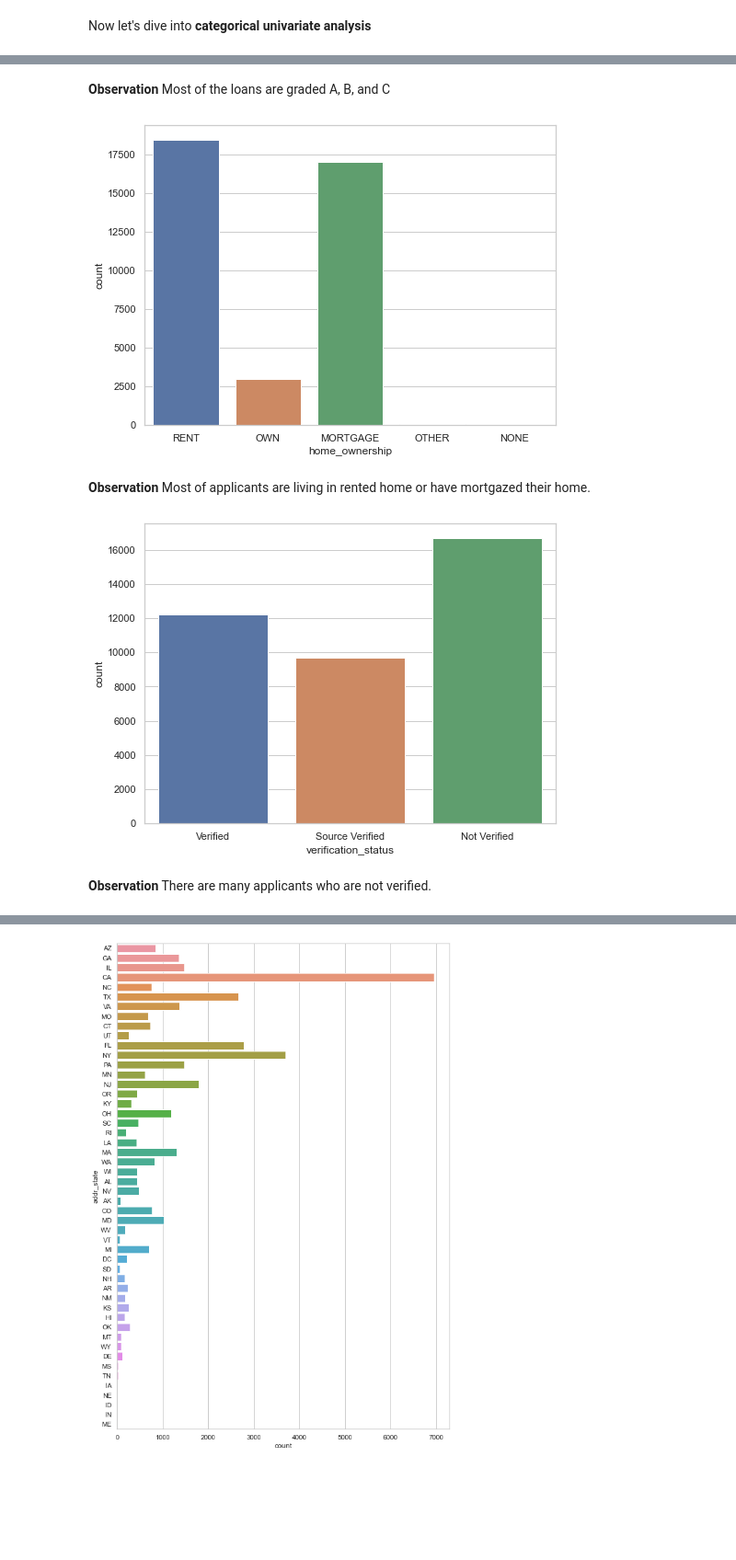
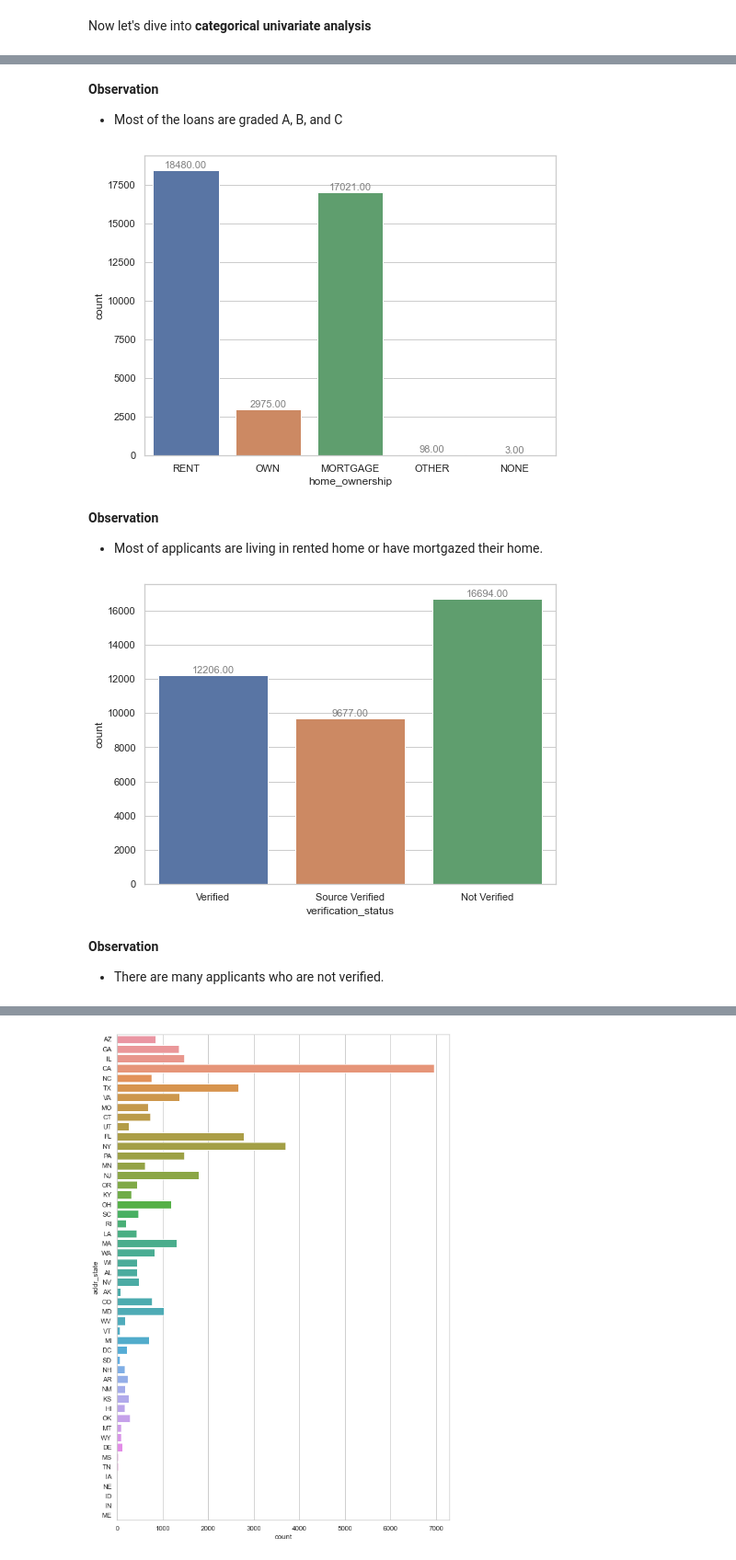
Before and after one commit to Himachallad/lending-club-casestudy, a Jupyter notebook: code/Lending club case study file.ipynb, the cells around one changed output, grey strips where cells are left out. Shown at 92% size. Cells and saved outputs as stored; diff of their text form; code cells hidden in the pictures; blank space fills up the shorter version.

```diff
--- a/code/Lending club case study file.ipynb
+++ b/code/Lending club case study file.ipynb
@@ -571,7 +579,11 @@ plt.show()
 Now let's dive into **categorical univariate analysis**
 # %%
 plt.figure(figsize=(8, 6))
-sns.countplot(x=loan_data['term'])
+ax = sns.countplot(x=loan_data['term'])
 sns.set_theme(style="whitegrid")
+for p in ax.patches:
+    ax.annotate("%.2f" % p.get_height(), (p.get_x() + p.get_width() / 2., p.get_height()),
+                ha='center', va='center', fontsize=11, color='gray', xytext=(0, 5),
+                textcoords='offset points')
 plt.show()
 # %% [output]
@@ -581,6 +594,10 @@ plt.show()
 # %%
 plt.figure(figsize=(8, 6))
-sns.countplot(x=loan_data['grade'])
+ax = sns.countplot(x=loan_data['grade'])
 sns.set_theme(style="whitegrid")
+for p in ax.patches:
+    ax.annotate("%.2f" % p.get_height(), (p.get_x() + p.get_width() / 2., p.get_height()),
+                ha='center', va='center', fontsize=11, color='gray', xytext=(0, 5),
+                textcoords='offset points')
 plt.show()
 # %% [output]
@@ -588,22 +605,33 @@ plt.show()
 # %% [markdown]
-**Observation** Most of the loans are graded A, B, and C
+**Observation**
+- Most of the loans are graded A, B, and C
 # %%
 plt.figure(figsize=(8, 6))
-sns.countplot(x=loan_data['home_ownership'])
+ax = sns.countplot(x=loan_data['home_ownership'])
 sns.set_theme(style="whitegrid")
+for p in ax.patches:
+    ax.annotate("%.2f" % p.get_height(), (p.get_x() + p.get_width() / 2., p.get_height()),
+                ha='center', va='center', fontsize=11, color='gray', xytext=(0, 5),
+                textcoords='offset points')
 plt.show()
 # %% [output]
-[figure, old version]
+[figure, new version]
 # %% [markdown]
-**Observation** Most of applicants are living in rented home or have mortgazed their home.
+**Observation**
+- Most of applicants are living in rented home or have mortgazed their home.
 # %%
 plt.figure(figsize=(8, 6))
-sns.countplot(x=loan_data['verification_status'])
+ax = sns.countplot(x=loan_data['verification_status'])
 sns.set_theme(style="whitegrid")
+for p in ax.patches:
+    ax.annotate("%.2f" % p.get_height(), (p.get_x() + p.get_width() / 2., p.get_height()),
+                ha='center', va='center', fontsize=11, color='gray', xytext=(0, 5),
+                textcoords='offset points')
 plt.show()
 # %% [output]
-[figure, old version]
+[figure, new version]
 # %% [markdown]
-**Observation** There are many applicants who are not verified.
+**Observation**
+- There are many applicants who are not verified.
 # %%
 plt.figure(figsize=(8, 6))
```
Also changed, not shown: parts of 41 cells of this notebook.
